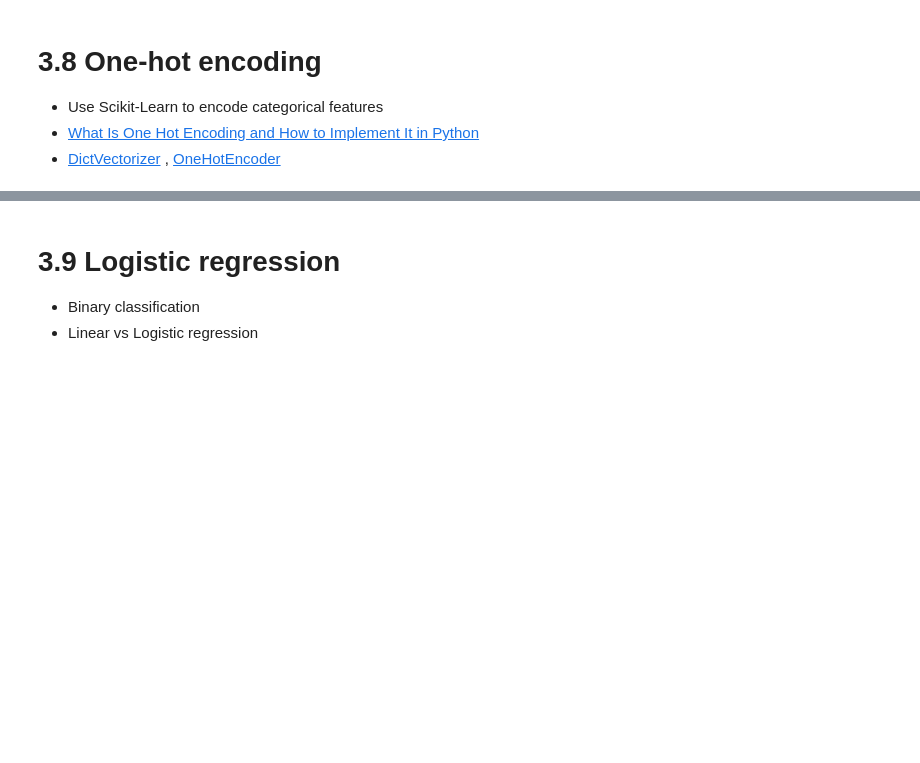
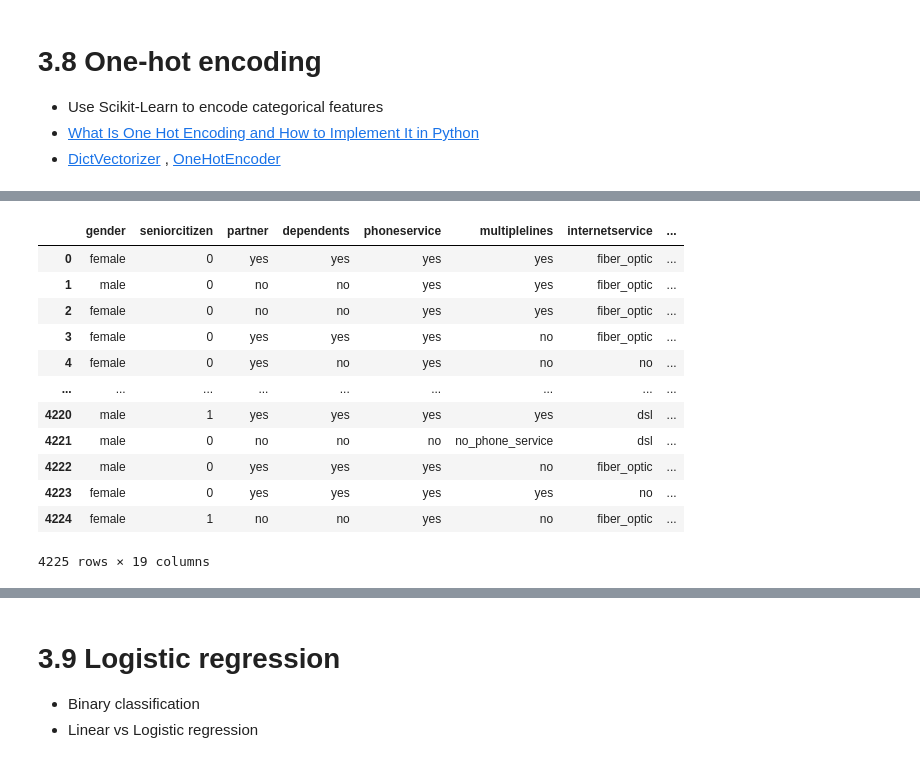
Before and after one commit to idebasishbose/MLZoomcamp2024, a Jupyter notebook: exercises/chapter-03-churn-prediction/03-churn.ipynb, the cells around one changed output, grey strips where cells are left out. Saved outputs shown, nothing was run; the diff lists cells and outputs as text; code cells hidden in the pictures; blank space fills up the shorter version.

```diff
--- a/exercises/chapter-03-churn-prediction/03-churn.ipynb
+++ b/exercises/chapter-03-churn-prediction/03-churn.ipynb
@@ -439,0 +453,3 @@ from sklearn.feature_extraction import DictVectorizer
+# %%
+df_train[categorical + numerical]
+# %% [output]
@@ -440,3 +457,16 @@ from sklearn.feature_extraction import DictVectorizer
+|  | gender | seniorcitizen | partner | dependents | phoneservice | multiplelines | internetservice | ... |
+| 0 | female | 0 | yes | yes | yes | yes | fiber_optic | ... |
+| 1 | male | 0 | no | no | yes | yes | fiber_optic | ... |
+| 2 | female | 0 | no | no | yes | yes | fiber_optic | ... |
+| 3 | female | 0 | yes | yes | yes | no | fiber_optic | ... |
+| 4 | female | 0 | yes | no | yes | no | no | ... |
+| ... | ... | ... | ... | ... | ... | ... | ... | ... |
+| 4220 | male | 1 | yes | yes | yes | yes | dsl | ... |
+| 4221 | male | 0 | no | no | no | no_phone_service | dsl | ... |
+| 4222 | male | 0 | yes | yes | yes | no | fiber_optic | ... |
+| 4223 | female | 0 | yes | yes | yes | yes | no | ... |
+| 4224 | female | 1 | no | no | yes | no | fiber_optic | ... |
+4225 rows × 19 columns
 # %%
 train_dict = df_train[categorical + numerical].to_dict(orient="records")
 # %%
```
Also changed, not shown: parts of 7 cells of this notebook.
